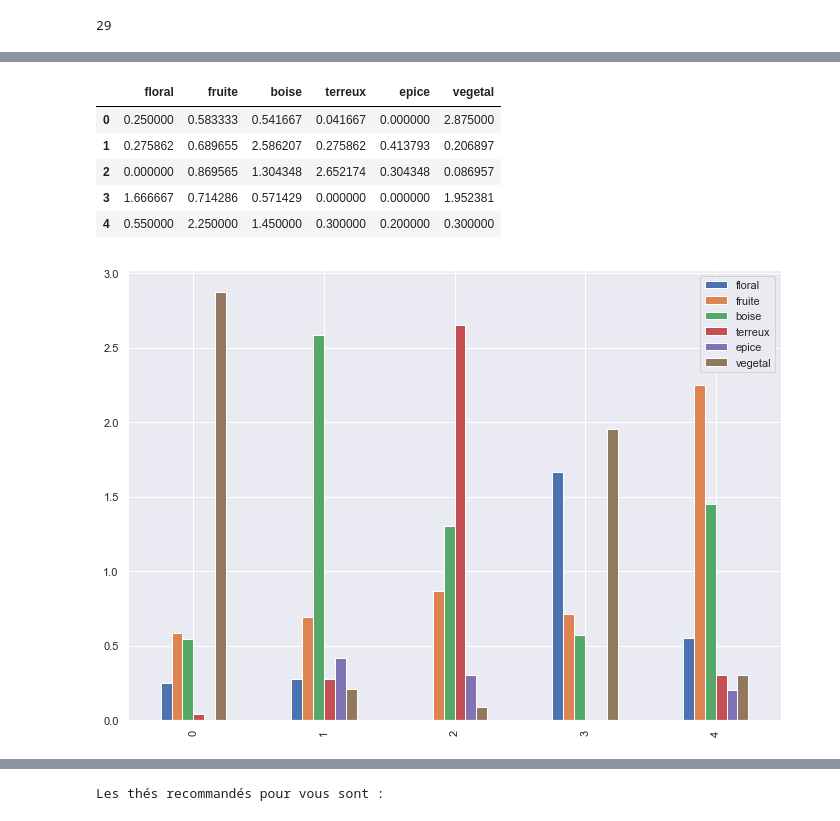
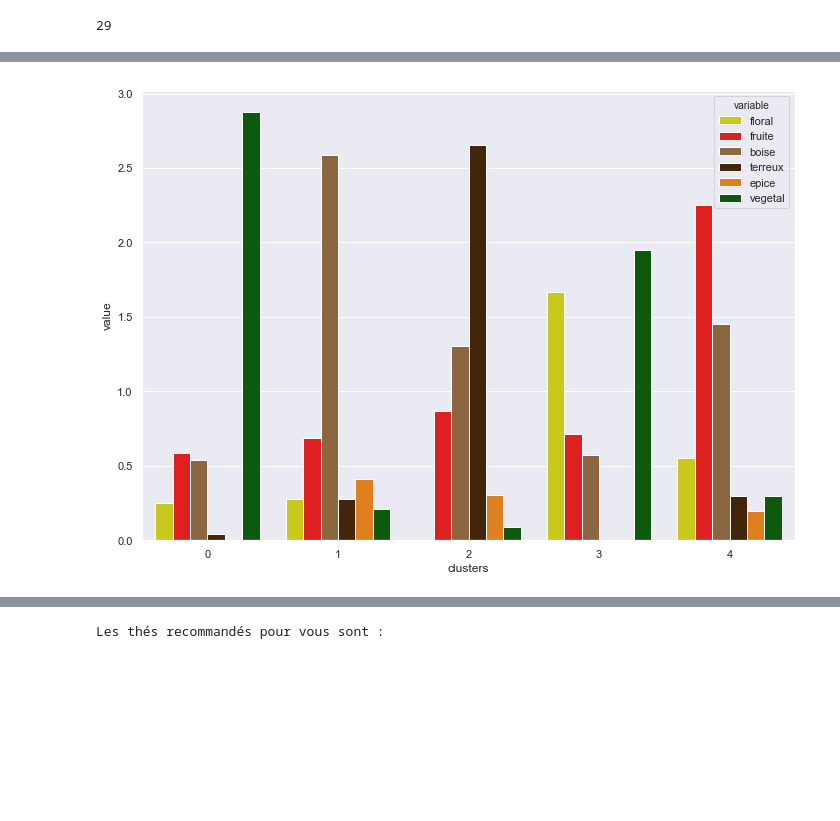
Before and after one commit to CarlCharpin/Tea-cluster-recommender, a Jupyter notebook: Data scraper + recommender.ipynb, the cells around one changed output, grey strips where cells are left out. Cells and saved outputs as stored; diff of their text form; code cells hidden in the pictures; blank space fills up the shorter version.

```diff
--- a/Data scraper + recommender.ipynb
+++ b/Data scraper + recommender.ipynb
@@ -526,19 +550,18 @@ aromas = pd.DataFrame(dicts)
-# %%
-aromasT=aromas.transpose()
-aromasT.columns = ['floral','fruite','boise','terreux','epice','vegetal']
-aromasT
-# %% [output]
-|  | floral | fruite | boise | terreux | epice | vegetal |
-| 0 | 0.250000 | 0.583333 | 0.541667 | 0.041667 | 0.000000 | 2.875000 |
-| 1 | 0.275862 | 0.689655 | 2.586207 | 0.275862 | 0.413793 | 0.206897 |
-| 2 | 0.000000 | 0.869565 | 1.304348 | 2.652174 | 0.304348 | 0.086957 |
-| 3 | 1.666667 | 0.714286 | 0.571429 | 0.000000 | 0.000000 | 1.952381 |
-| 4 | 0.550000 | 2.250000 | 1.450000 | 0.300000 | 0.200000 | 0.300000 |
+# %%
+aromasT=aromas.transpose()
+aromasT['clusters'] = clusters
+aromasT.columns = ['floral','fruite','boise','terreux','epice','vegetal','clusters']
+aromasT.set_index('clusters', inplace=True)
+aromasTbar = aromasT.reset_index().melt(id_vars=['clusters'])
+aromasT
+aromasTbar
+color_aromas = ['#e6e600', '#ff0000', '#996633', '#4d2600' ,'#ff8000','#006600']
+ax2 =sns.barplot(x='clusters', y='value', hue='variable', data=aromasTbar, palette = color_aromas)
+# %% [output]
+[figure, added]
 # %%
-ax2 = aromasT.plot(kind='bar')
-ax2.figure.savefig('images\distribution.png')
+#ax2 = aromasT.plot(kind='bar')
+ax2.figure.savefig('images\distributionAromas.png')
-# %% [output]
-[figure, removed]
 # %%
 input_the = 'Darjeeling Avongrove biologique'
 # %%
```
Also changed, not shown: parts of 11 cells of this notebook, 5 other files.
